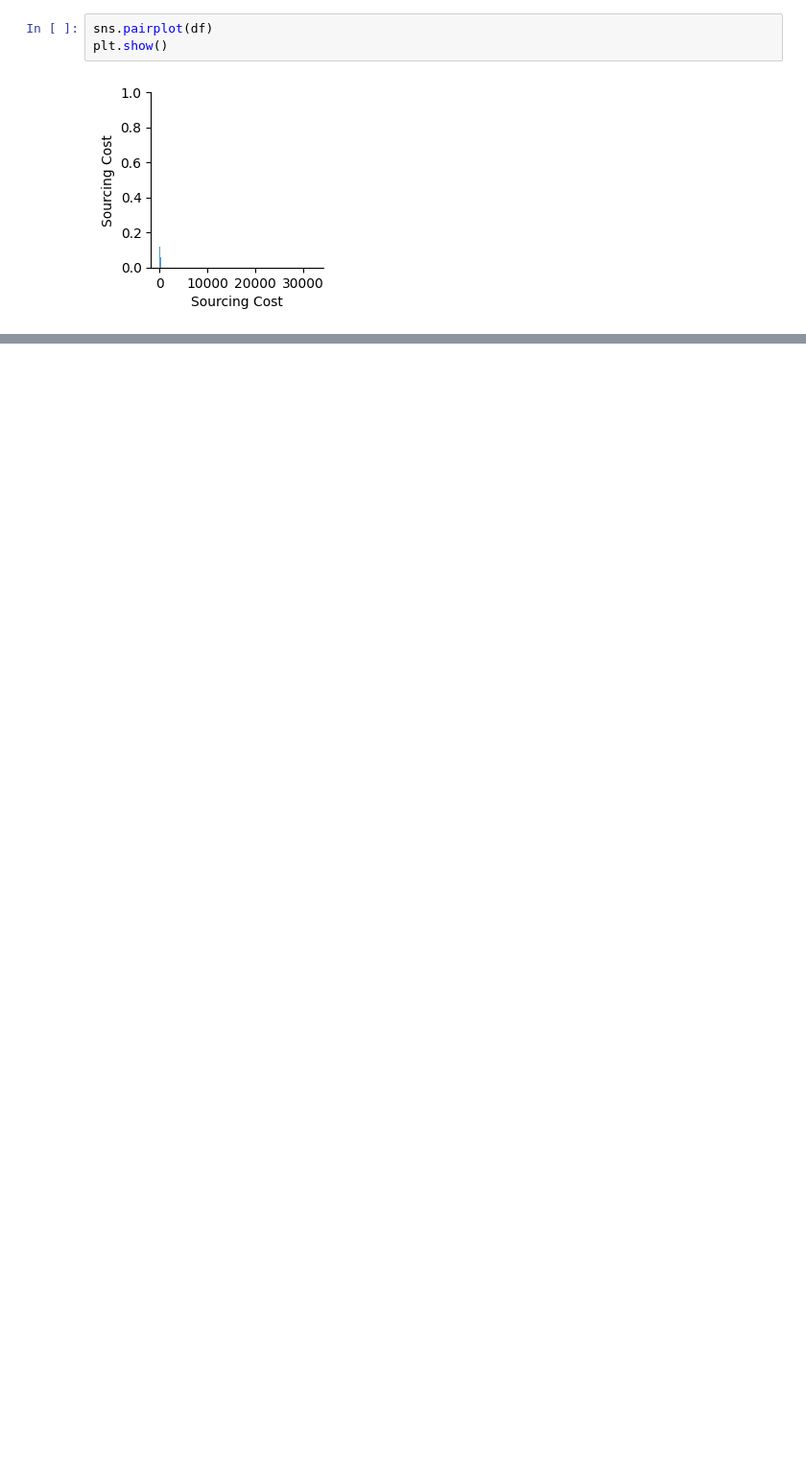
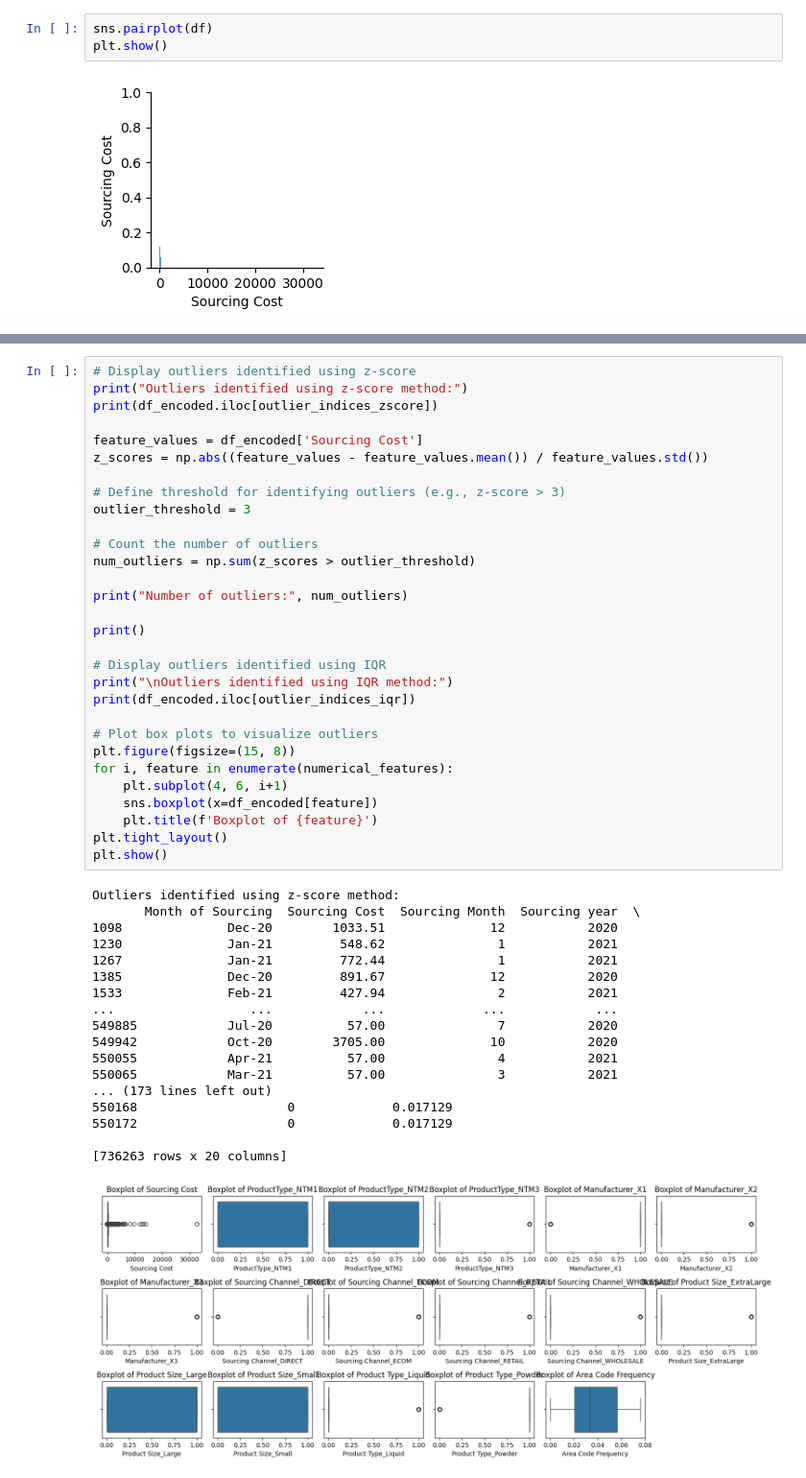
Before and after one commit to aarohisp/Aarohi_AIML-Coding-challenge, a Jupyter notebook: DS_ML_coding_challenge.ipynb, the cells around one changed output, grey strips where cells are left out. Shown at 96% size. Cells and saved outputs as stored; diff of their text form; blank space fills up the shorter version.

```diff
--- a/DS_ML_coding_challenge.ipynb
+++ b/DS_ML_coding_challenge.ipynb
@@ -83,0 +306,49 @@ plt.show()
+# %%
+# Display outliers identified using z-score
+print("Outliers identified using z-score method:")
+print(df_encoded.iloc[outlier_indices_zscore])
+
+feature_values = df_encoded['Sourcing Cost']
+z_scores = np.abs((feature_values - feature_values.mean()) / feature_values.std())
+
+# Define threshold for identifying outliers (e.g., z-score > 3)
+outlier_threshold = 3
+
+# Count the number of outliers
+num_outliers = np.sum(z_scores > outlier_threshold)
+
+print("Number of outliers:", num_outliers)
+
+print()
+
+# Display outliers identified using IQR
+print("\nOutliers identified using IQR method:")
+print(df_encoded.iloc[outlier_indices_iqr])
+
+# Plot box plots to visualize outliers
+plt.figure(figsize=(15, 8))
+for i, feature in enumerate(numerical_features):
+    plt.subplot(4, 6, i+1)
+    sns.boxplot(x=df_encoded[feature])
+    plt.title(f'Boxplot of {feature}')
+plt.tight_layout()
+plt.show()
+# %% [output]
+Outliers identified using z-score method:
+       Month of Sourcing  Sourcing Cost  Sourcing Month  Sourcing year  \
+1098              Dec-20        1033.51              12           2020
+1230              Jan-21         548.62               1           2021
+1267              Jan-21         772.44               1           2021
+1385              Dec-20         891.67              12           2020
+1533              Feb-21         427.94               2           2021
+...                  ...            ...             ...            ...
+549885            Jul-20          57.00               7           2020
+549942            Oct-20        3705.00              10           2020
+550055            Apr-21          57.00               4           2021
+550065            Mar-21          57.00               3           2021
+... (173 lines left out)
+550168                    0             0.017129
+550172                    0             0.017129
+
+[736263 rows x 20 columns]
+[figure, added]
```
Also changed, not shown: parts of 59 cells of this notebook.
